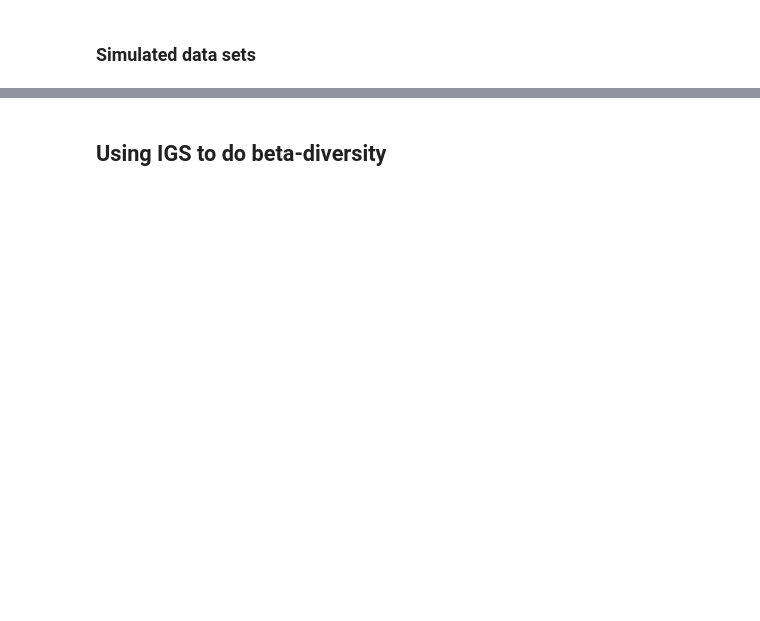
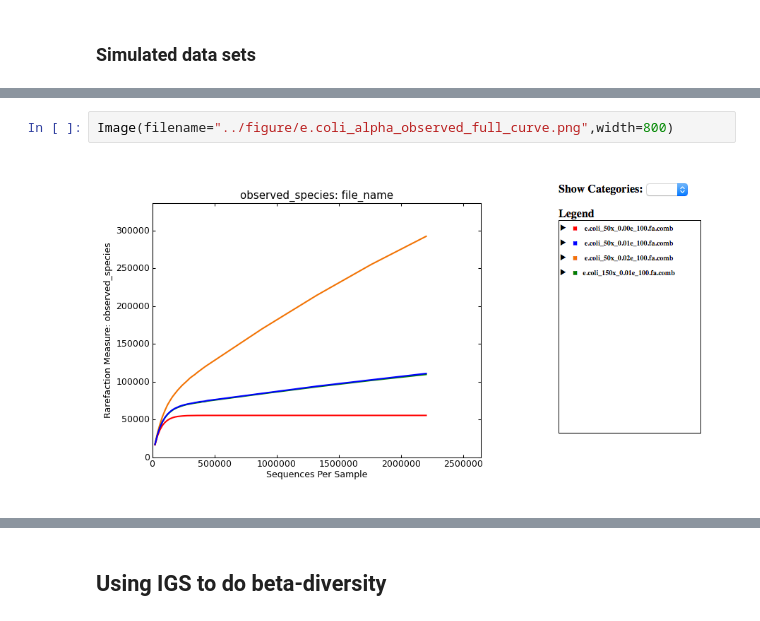
Before and after one commit to qingpeng/2013-diversity, a Jupyter notebook: notebook/2013-diversity-summary.ipynb, the cells around one changed output, grey strips where cells are left out. Saved outputs shown, nothing was run; the diff lists cells and outputs as text; blank space fills up the shorter version.

```diff
--- a/notebook/2013-diversity-summary.ipynb
+++ b/notebook/2013-diversity-summary.ipynb
@@ -108,0 +158,4 @@ Figure: IGSs are the segments with specific length on genome that do not share a
+# %%
+Image(filename="../figure/e.coli_alpha_observed_full_curve.png",width=800)
+# %% [output]
+[figure, added]
```
Also changed, not shown: parts of 62 cells of this notebook, 24 other files.
